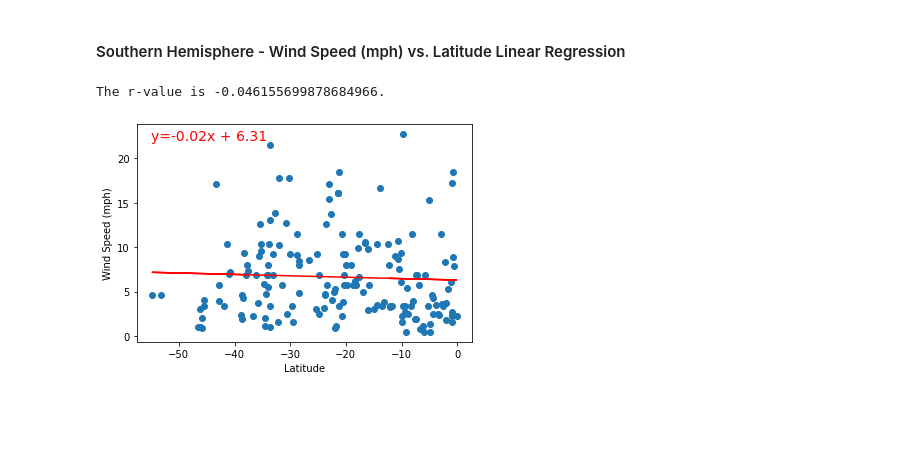
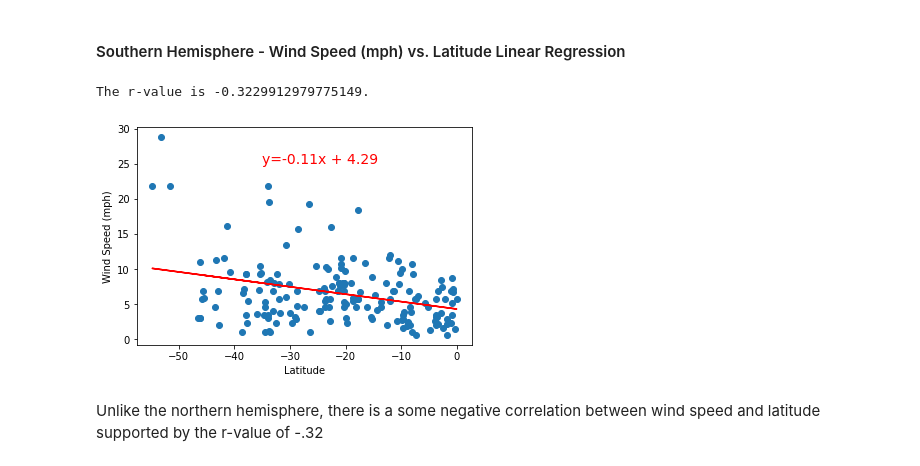
Before and after one commit to Pip85/practice-api, a Jupyter notebook: WeatherPy/WeatherPy.ipynb, the cells around one changed output. Drawn from its saved outputs; the diff is of its cells as text; code cells hidden in the pictures; blank space fills up the shorter version.

```diff
--- a/WeatherPy/WeatherPy.ipynb
+++ b/WeatherPy/WeatherPy.ipynb
@@ -67,7 +67,7 @@ batch_counter = 1
 record_counter = 1
 
 # Set maximum number of cities to pull so for loop stops if all required cities are retrieved
-max_cities = 526
+max_cities = 550
 # Set up empty lists to hold the data contents of the request response
 max_temp = []
 lat = []
@@ -427,18 +449,20 @@ The r-value is 0.05909797872591126.
 # %%
 x_axis = south_cities["Lat"]
 y_axis = south_cities["Wind Speed"]
 plt.scatter(x_axis, y_axis, marker = "o")
 plt.xlabel("Latitude")
 plt.ylabel("Wind Speed (mph)")
 
 (slope, intercept, rvalue, pvalue, stderr) = linregress(x_axis, y_axis)
 regress_values = x_axis * slope + intercept
 line_eq = "y=" + str(round(slope, 2)) + "x + " + str(round(intercept,2))
 plt.plot(x_axis,regress_values, "r-")
-plt.annotate(line_eq,(-55,22),fontsize=14,color="red")
+plt.annotate(line_eq,(-35,25),fontsize=14,color="red")
 print(f"The r-value is {rvalue}.")
 plt.savefig("output_data/Southern Hemisphere - Wind Speed vs. Latitude Linear Regression.png")
 plt.show()
 # %% [output]
-The r-value is -0.046155699878684966.
+The r-value is -0.3229912979775149.
-[figure, old version]
+[figure, new version]
+# %% [markdown]
+Unlike the northern hemisphere, there is a some negative correlation between wind speed and latitude supported by the r-value of -.32
```
Also changed, not shown: parts of 29 cells of this notebook, 19 other files.
